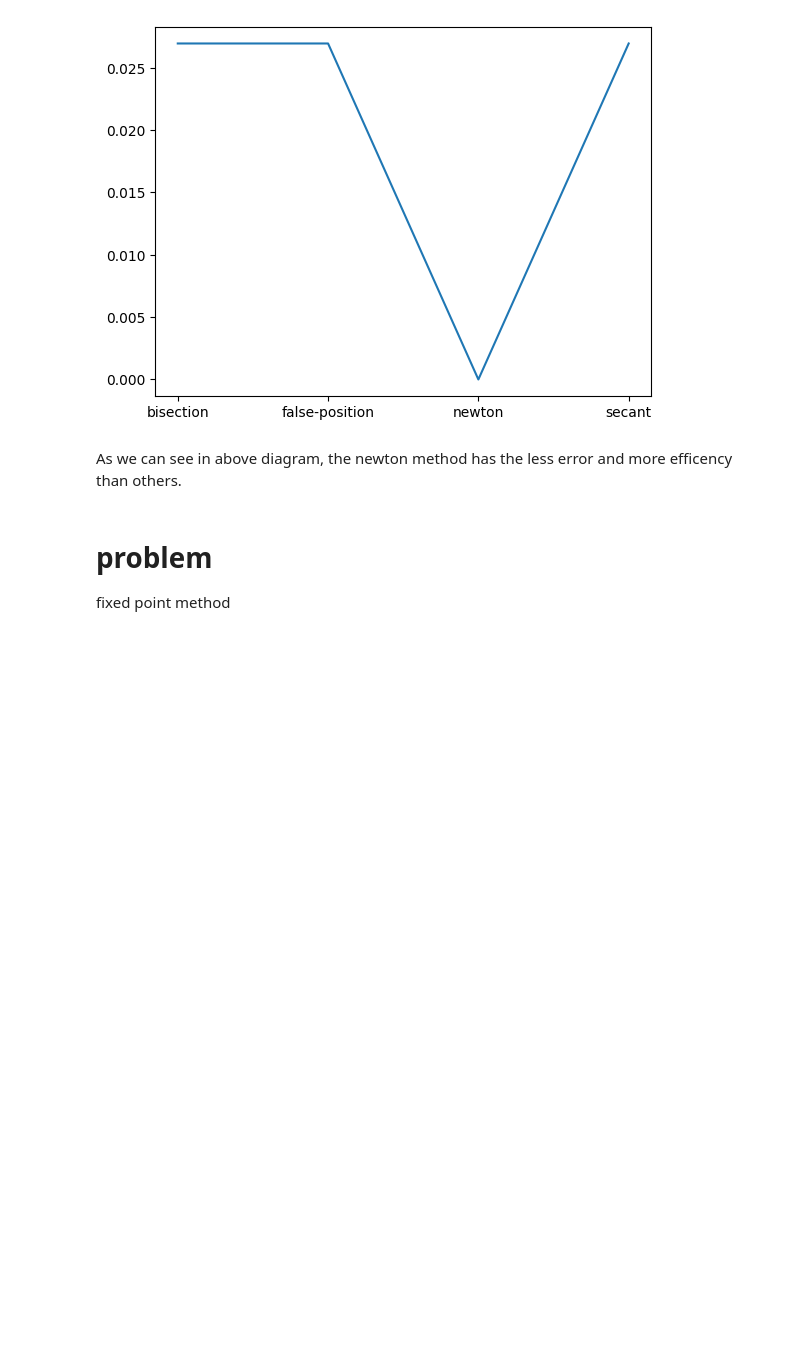
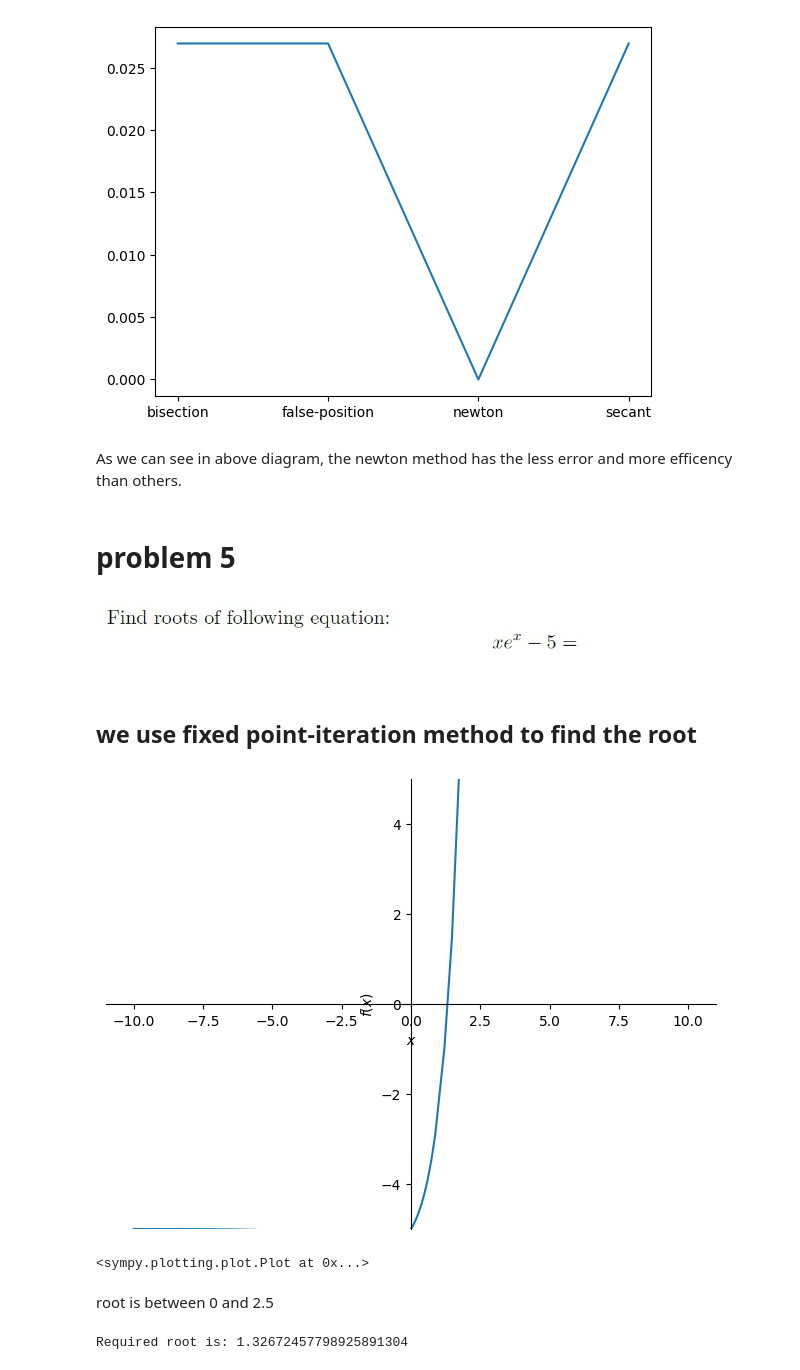
Before and after one commit to sinaapolo969/numericalAnalysis, a Jupyter notebook: numericalAnalysis.ipynb, the cells around one changed output. Cells and saved outputs as stored; diff of their text form; code cells hidden in the pictures; blank space fills up the shorter version.

Commit message:
implementing the fixed-point-iteration method

```diff
--- a/numericalAnalysis.ipynb
+++ b/numericalAnalysis.ipynb
@@ -787,5 +769,7 @@ sns.lineplot(x = list(roots.keys()), y = loss)
 # %% [markdown]
 As we can see in above diagram, the newton method has the less error and more efficency than others.
 # %% [markdown]
-# problem
-fixed point method
+# problem 5
+![1.jpg](embedded-picture-1)
+# %% [markdown]
+## we use fixed point-iteration method to find the root
@@ -791,0 +781,27 @@ fixed point method
+# %%
+x = sp.symbols('x')
+sp.plot(x * (sp.exp(1)**x) - 5, ylim = (-5, 5))
+# %% [output]
+[figure, added]
+<sympy.plotting.plot.Plot at 0x...>
+# %% [markdown]
+root is between 0 and 2.5
+# %%
+# use fixed-point-iteration method to find the root
+def f(x):
+  return x * (math.e ** x) - 5
+def g(x):
+  return  sp.log(5 / x)
+def fixedPointIteration(x0, e):
+
+    condition = True
+    while condition:
+        x1 = g(x0)
+        x0 = x1
+        condition = abs(f(x1)) > e
+
+    print('\nRequired root is: %0.20f' % x1)
+
+fixedPointIteration(0.5, 0.000001)
+# %% [output]
+Required root is: 1.32672457798925891304
```
Also changed, not shown: parts of 8 cells of this notebook.
